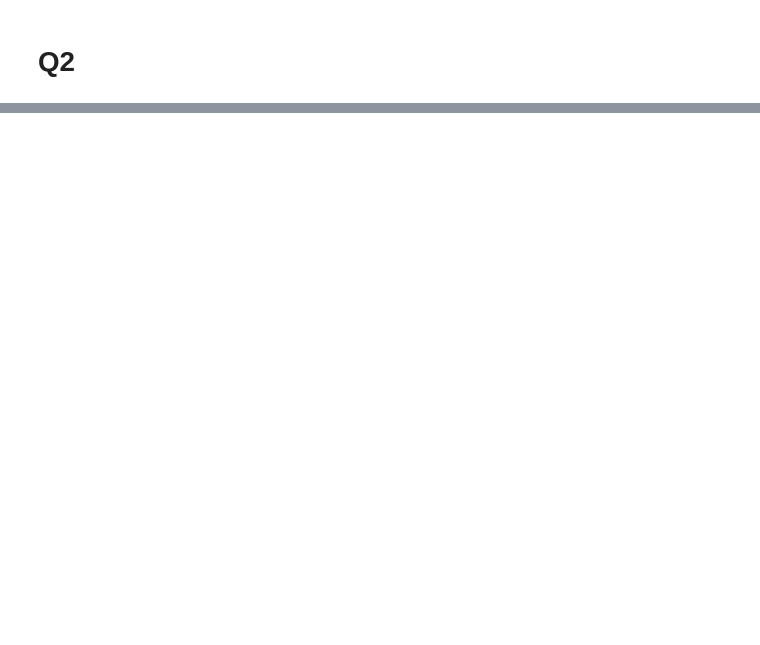
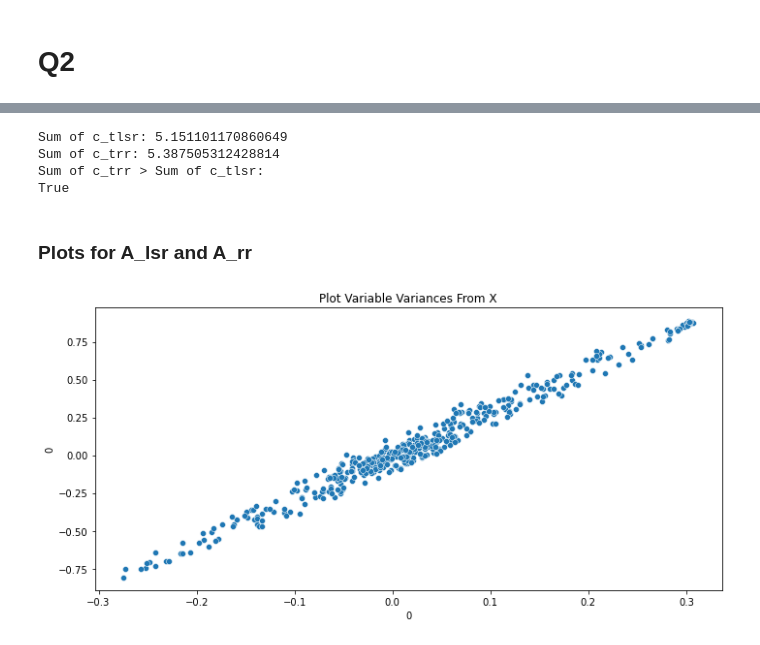
Before and after one commit to NoiRC256/mast30034_assignment_1, a Jupyter notebook: code/main.ipynb, the cells around one changed output, grey strips where cells are left out. Cells and saved outputs as stored; diff of their text form; code cells hidden in the pictures; blank space fills up the shorter version.

```diff
--- a/code/main.ipynb
+++ b/code/main.ipynb
@@ -467,0 +443,15 @@ plt.show()
+# %%
+sum_c_tlsr = sum(c_tlsr)
+sum_c_trr = sum(c_trr)
+print("Sum of c_tlsr: " + str(sum_c_tlsr))
+print("Sum of c_trr: " + str(sum_c_trr))
+
+print("Sum of c_trr > Sum of c_tlsr: ")
+print(sum_c_trr > sum_c_tlsr)
+# %% [output]
+Sum of c_tlsr: 5.151101170860649
+Sum of c_trr: 5.387505312428814
+Sum of c_trr > Sum of c_tlsr:
+True
+# %% [markdown]
+### Plots for A_lsr and A_rr
@@ -467,0 +461,13 @@ plt.show()
+# %%
+# Plot variance of each of the 441 variables (columns) from X;
+
+fig, axes = plt.subplots(figsize=(10,5))
+
+sns.scatterplot(x=A_rr_df.T[0], y=A_lsr_df.T[0])
+axes.set_title("Plot Variable Variances From X")
+# plt.ylim(-5,5)
+
+plt.tight_layout()
+plt.show()
+# %% [output]
+[figure, added]
```
Also changed, not shown: parts of 26 cells of this notebook.
